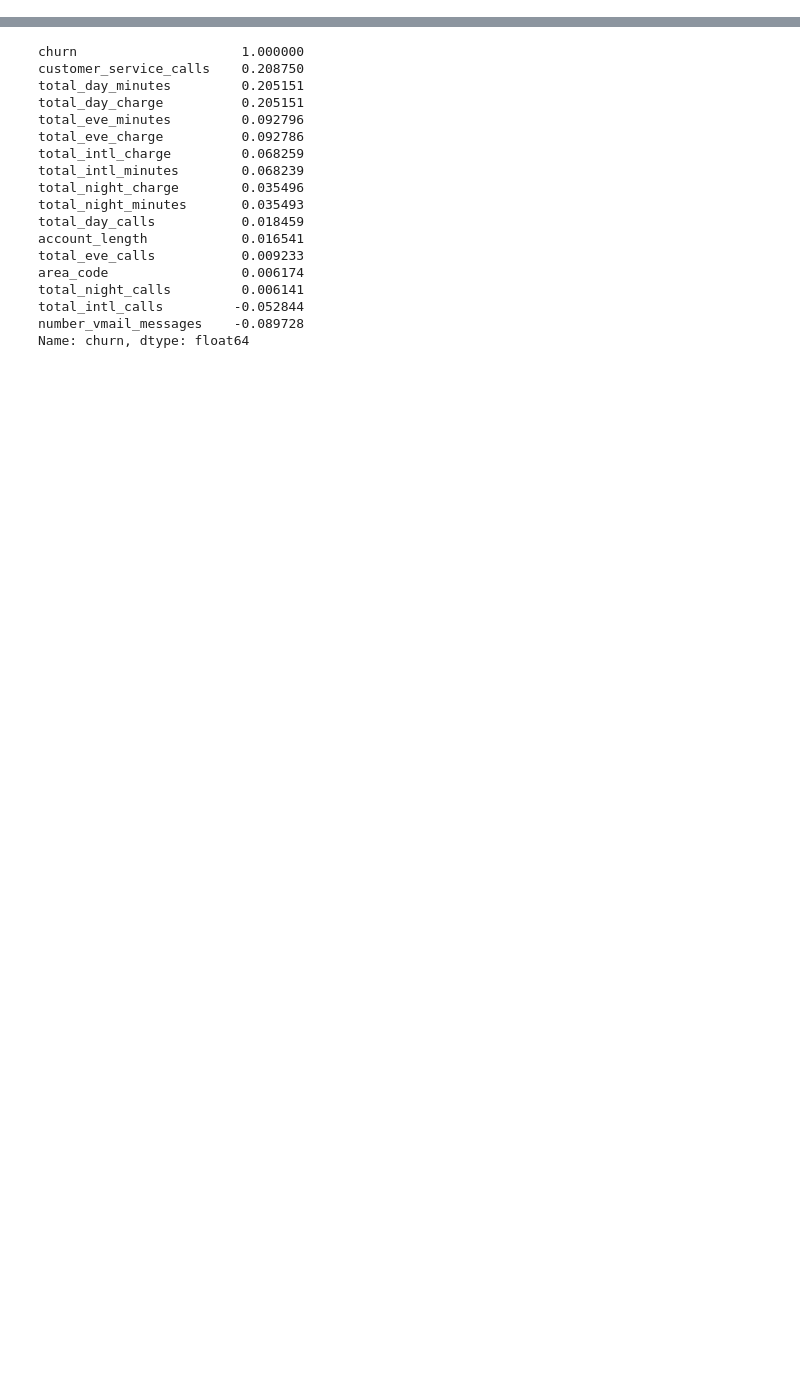
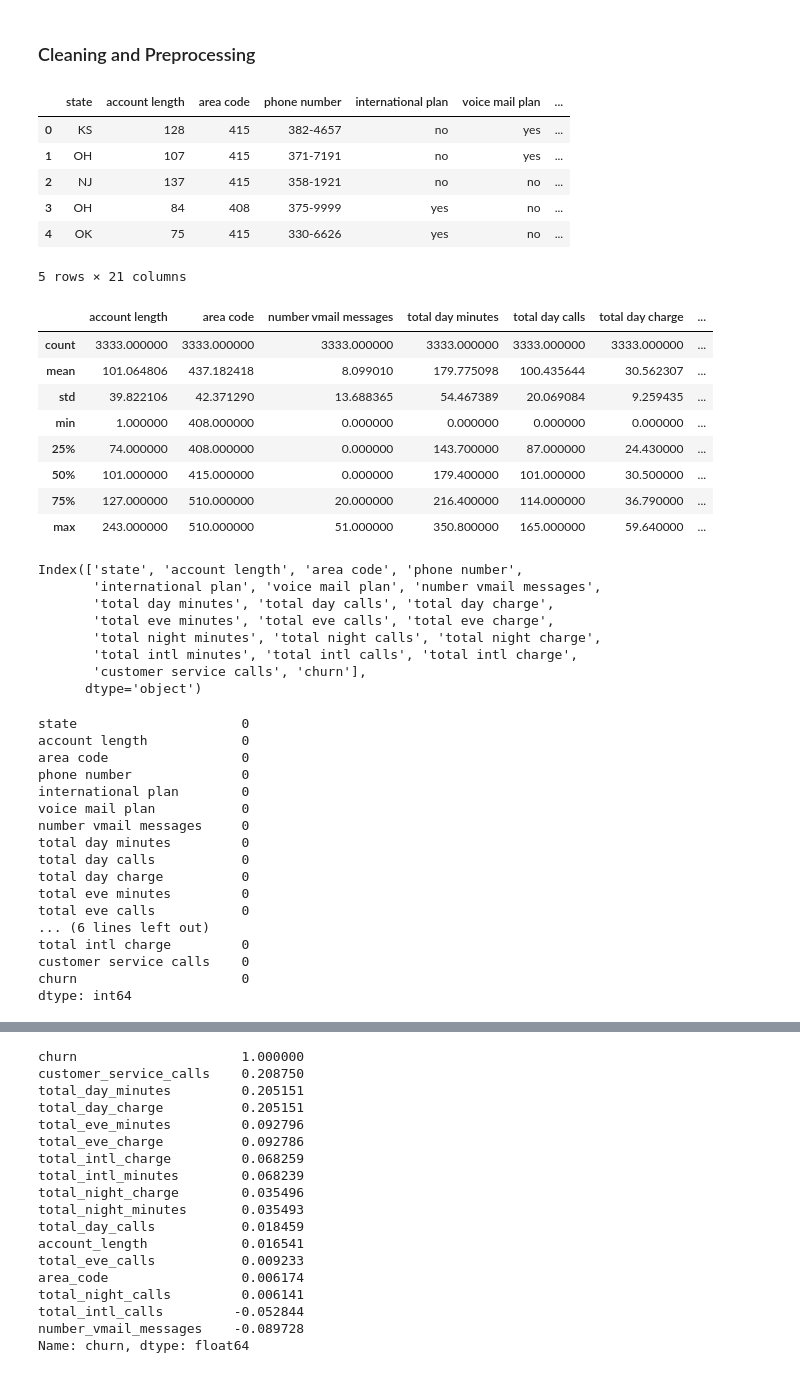
Before and after one commit to sbaltodano/SyriaTel_customer_churn, a Jupyter notebook: cleaning.ipynb, the cells around one changed output, grey strips where cells are left out. Drawn from its saved outputs; the diff is of its cells as text; code cells hidden in the pictures; blank space fills up the shorter version.

Commit message:
modeling and cleaning

```diff
--- a/cleaning.ipynb
+++ b/cleaning.ipynb
@@ -19,0 +26,52 @@ df = pd.read_csv('data/telecom_data')
+# %% [markdown]
+### Cleaning and Preprocessing
+# %%
+# import data and display head
+df = pd.read_csv('data/telecom_data')
+
+display(df.head())
+display(df.describe())
+display(df.columns)
+display(pd.isna(df).sum())
+# %% [output]
+|  | state | account length | area code | phone number | international plan | voice mail plan | ... |
+| 0 | KS | 128 | 415 | 382-4657 | no | yes | ... |
+| 1 | OH | 107 | 415 | 371-7191 | no | yes | ... |
+| 2 | NJ | 137 | 415 | 358-1921 | no | no | ... |
+| 3 | OH | 84 | 408 | 375-9999 | yes | no | ... |
+| 4 | OK | 75 | 415 | 330-6626 | yes | no | ... |
+5 rows × 21 columns
+|  | account length | area code | number vmail messages | total day minutes | total day calls | total day charge | ... |
+| count | 3333.000000 | 3333.000000 | 3333.000000 | 3333.000000 | 3333.000000 | 3333.000000 | ... |
+| mean | 101.064806 | 437.182418 | 8.099010 | 179.775098 | 100.435644 | 30.562307 | ... |
+| std | 39.822106 | 42.371290 | 13.688365 | 54.467389 | 20.069084 | 9.259435 | ... |
+| min | 1.000000 | 408.000000 | 0.000000 | 0.000000 | 0.000000 | 0.000000 | ... |
+| 25% | 74.000000 | 408.000000 | 0.000000 | 143.700000 | 87.000000 | 24.430000 | ... |
+| 50% | 101.000000 | 415.000000 | 0.000000 | 179.400000 | 101.000000 | 30.500000 | ... |
+| 75% | 127.000000 | 510.000000 | 20.000000 | 216.400000 | 114.000000 | 36.790000 | ... |
+| max | 243.000000 | 510.000000 | 51.000000 | 350.800000 | 165.000000 | 59.640000 | ... |
+Index(['state', 'account length', 'area code', 'phone number',
+       'international plan', 'voice mail plan', 'number vmail messages',
+       'total day minutes', 'total day calls', 'total day charge',
+       'total eve minutes', 'total eve calls', 'total eve charge',
+       'total night minutes', 'total night calls', 'total night charge',
+       'total intl minutes', 'total intl calls', 'total intl charge',
+       'customer service calls', 'churn'],
+      dtype='object')
+state                     0
+account length            0
+area code                 0
+phone number              0
+international plan        0
+voice mail plan           0
+number vmail messages     0
+total day minutes         0
+total day calls           0
+total day charge          0
+total eve minutes         0
+total eve calls           0
+... (6 lines left out)
+total intl charge         0
+customer service calls    0
+churn                     0
+dtype: int64
```
Also changed, not shown: parts of 31 cells of this notebook.
